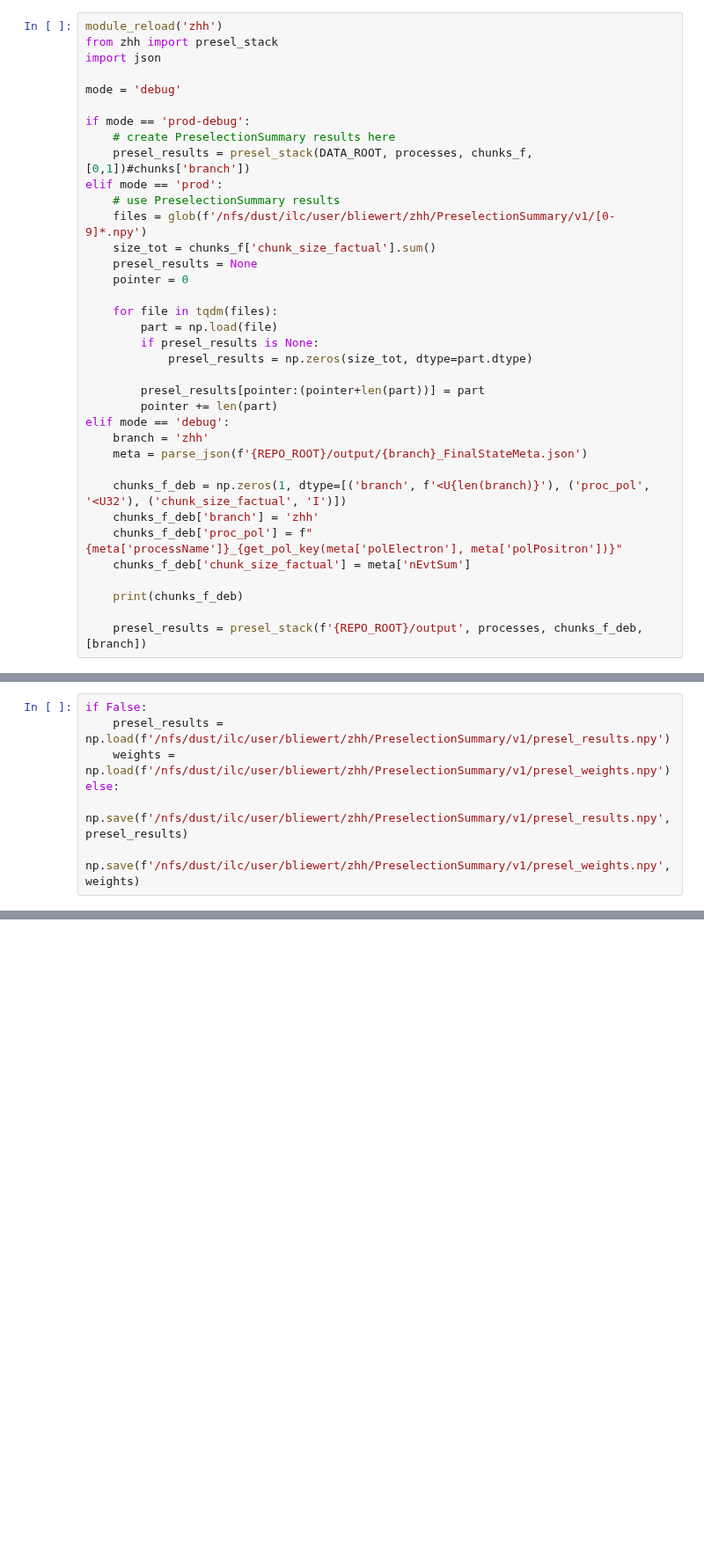
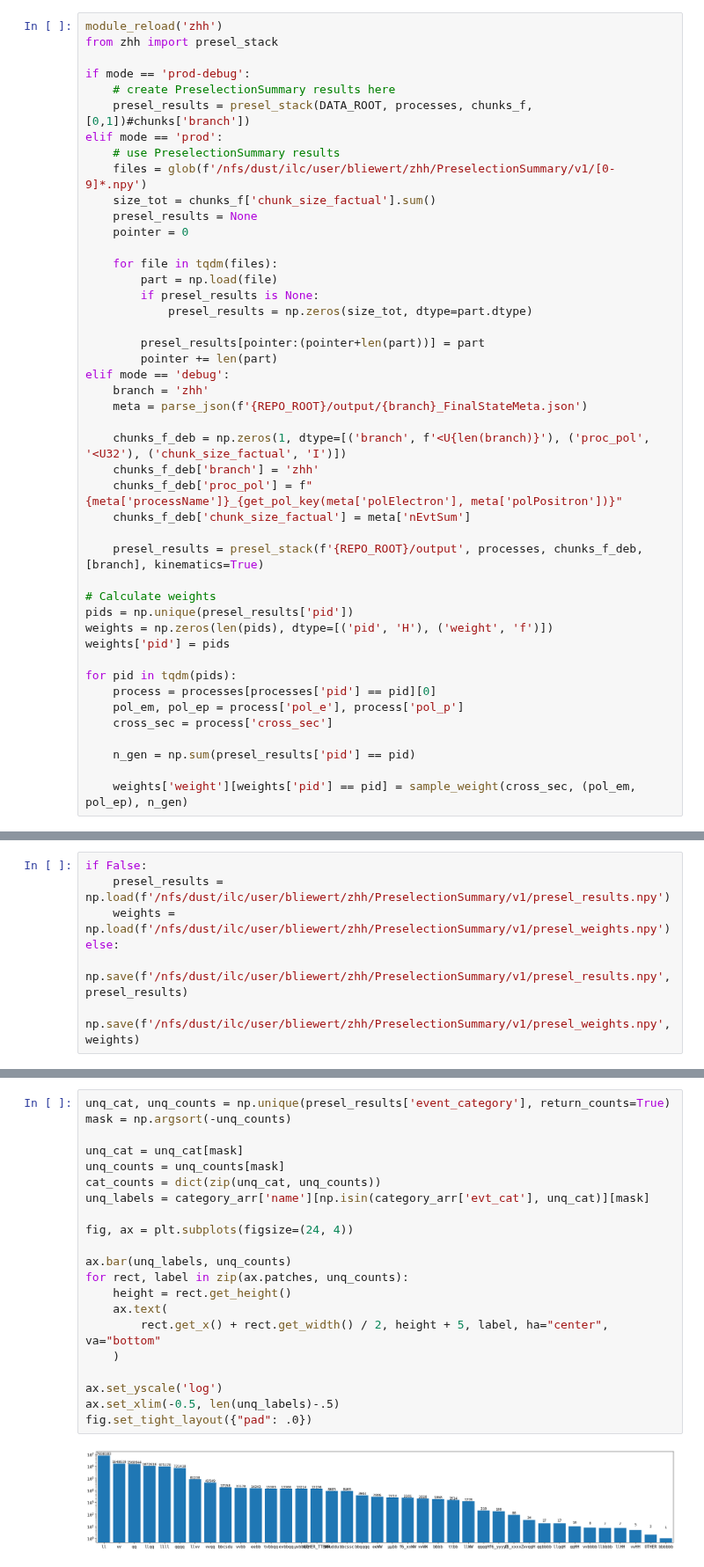
Before and after one commit to ILDAnaSoft/ZHH, a Jupyter notebook: notebooks/6_preselection.ipynb, the cells around one changed output, grey strips where cells are left out. Shown at 88% size. Drawn from its saved outputs; the diff is of its cells as text; blank space fills up the shorter version.

```diff
--- a/notebooks/6_preselection.ipynb
+++ b/notebooks/6_preselection.ipynb
@@ -202,9 +127,6 @@ array([( 0, 'OTHER'), (10, 'OTHER_LL'), (11, 'llHH'), (12, 'eebb'),
 # %%
 module_reload('zhh')
 from zhh import presel_stack
-import json
-
-mode = 'debug'
 
 if mode == 'prod-debug':
     # create PreselectionSummary results here
@@ -232,6 +154,18 @@ elif mode == 'debug':
     chunks_f_deb['proc_pol'] = f"{meta['processName']}_{get_pol_key(meta['polElectron'], meta['polPositron'])}"
     chunks_f_deb['chunk_size_factual'] = meta['nEvtSum']
 
-    print(chunks_f_deb)
+    presel_results = presel_stack(f'{REPO_ROOT}/output', processes, chunks_f_deb, [branch], kinematics=True)
 
-    presel_results = presel_stack(f'{REPO_ROOT}/output', processes, chunks_f_deb, [branch])
+# Calculate weights
+pids = np.unique(presel_results['pid'])
+weights = np.zeros(len(pids), dtype=[('pid', 'H'), ('weight', 'f')])
+weights['pid'] = pids
+
+for pid in tqdm(pids):
+    process = processes[processes['pid'] == pid][0]
+    pol_em, pol_ep = process['pol_e'], process['pol_p']
+    cross_sec = process['cross_sec']
+
+    n_gen = np.sum(presel_results['pid'] == pid)
+
+    weights['weight'][weights['pid'] == pid] = sample_weight(cross_sec, (pol_em, pol_ep), n_gen)
@@ -280,3 +188,26 @@ dtype([('branch', '<u4'), ('pid', '<u2'), ('event', '<u4'), ('event_category', '
+# %%
+unq_cat, unq_counts = np.unique(presel_results['event_category'], return_counts=True)
+mask = np.argsort(-unq_counts)
+
+unq_cat = unq_cat[mask]
+unq_counts = unq_counts[mask]
+cat_counts = dict(zip(unq_cat, unq_counts))
+unq_labels = category_arr['name'][np.isin(category_arr['evt_cat'], unq_cat)][mask]
+
+fig, ax = plt.subplots(figsize=(24, 4))
+
+ax.bar(unq_labels, unq_counts)
+for rect, label in zip(ax.patches, unq_counts):
+    height = rect.get_height()
+    ax.text(
+        rect.get_x() + rect.get_width() / 2, height + 5, label, ha="center", va="bottom"
+    )
+
+ax.set_yscale('log')
+ax.set_xlim(-0.5, len(unq_labels)-.5)
+fig.set_tight_layout({"pad": .0})
+# %% [output]
+[figure, added]
 # %%
 unq_processes = np.unique(processes['process'])
 expected_events = np.zeros(len(unq_processes), dtype=[('process', '<U60'), ('evt_expeceted', 'f')])
```
Also changed, not shown: parts of 23 cells of this notebook, 5 other files.
